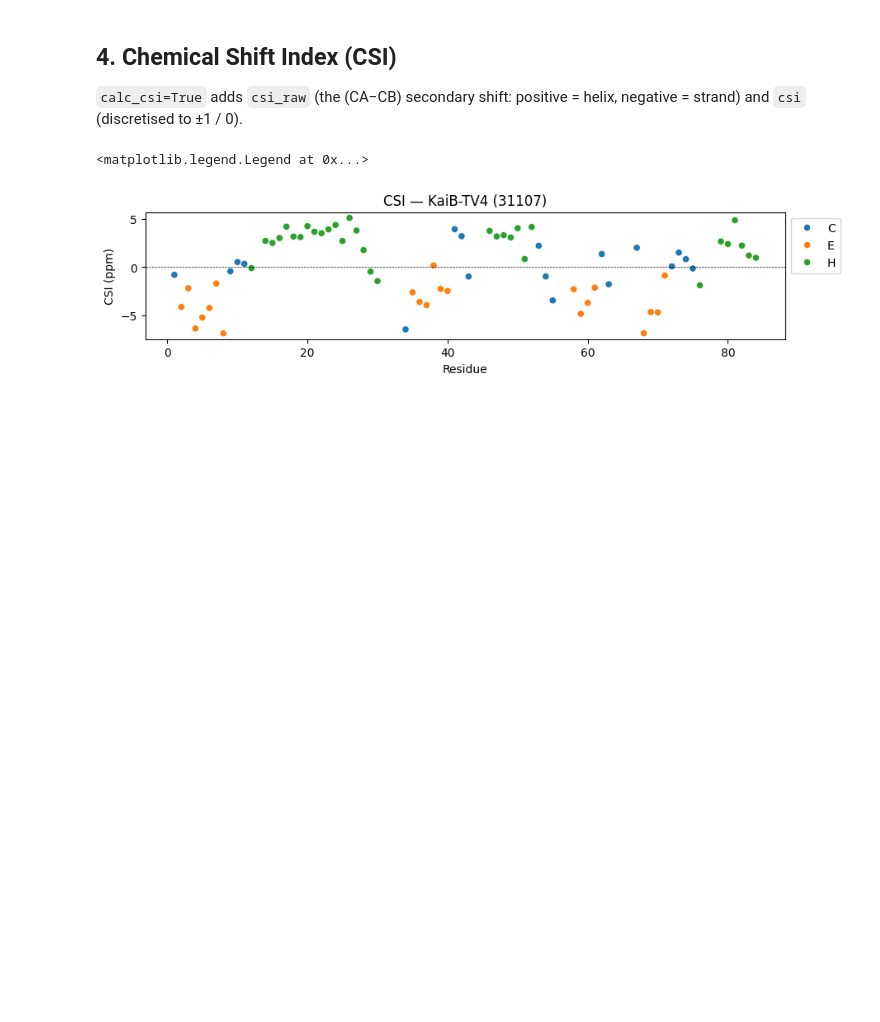
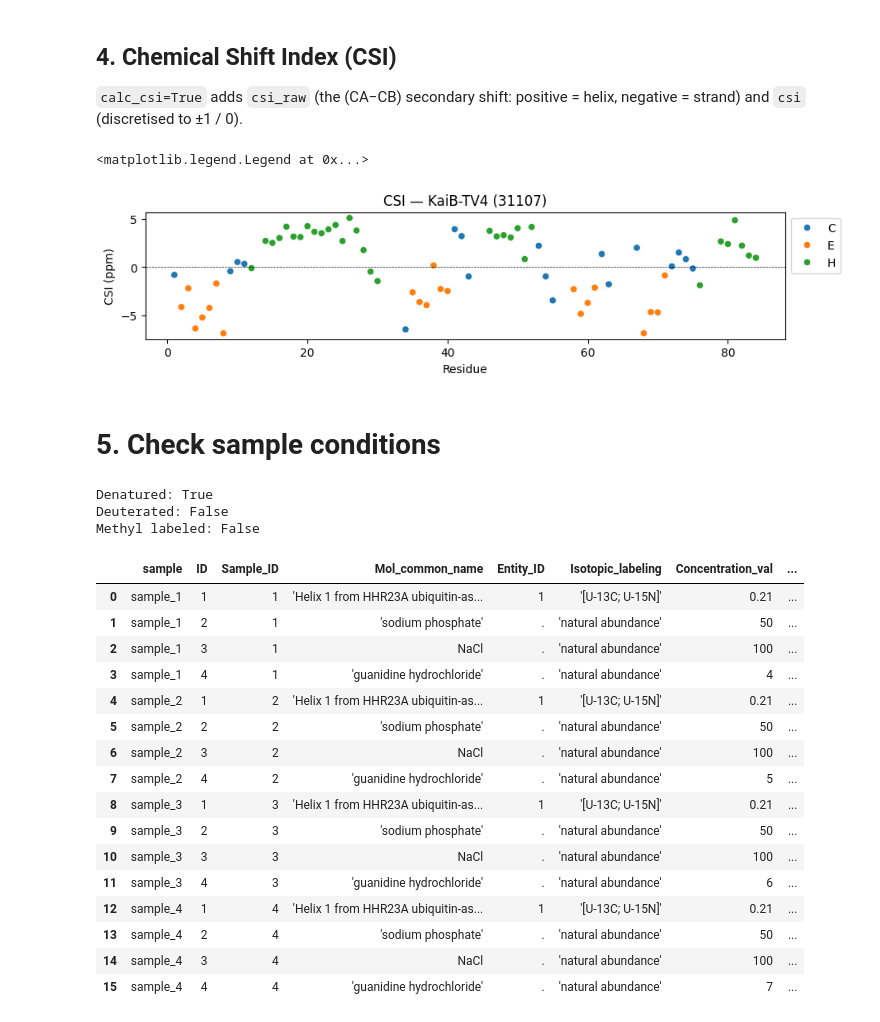
Before and after one commit to WaymentSteeleLab/makeshift, a Jupyter notebook: demos/quick_start.ipynb, the cells around one changed output. Saved outputs shown, nothing was run; the diff lists cells and outputs as text; code cells hidden in the pictures; blank space fills up the shorter version.

Commit message:
sample conditions

```diff
--- a/demos/quick_start.ipynb
+++ b/demos/quick_start.ipynb
@@ -89,3 +89,36 @@ plt.title('CSI — KaiB-TV4 (31107)'); plt.legend(bbox_to_anchor=(1, 1))
 # %% [output]
 <matplotlib.legend.Legend at 0x...>
 [figure]
+# %% [markdown]
+# 5. Check sample conditions
+# %%
+# Denatured
+cs = ms.ChemicalShifts.from_bmrb(51260)
+denatured = cs.entry.is_denatured()
+methyl = cs.entry.is_methyl_labeled()
+deuter = cs.entry.is_deuterated()
+print(f'Denatured: {denatured}')
+print(f'Deuterated: {deuter}')
+print(f'Methyl labeled: {methyl}')
+cs.entry.sample_info()
+# %% [output]
+Denatured: True
+Deuterated: False
+Methyl labeled: False
+|  | sample | ID | Sample_ID | Mol_common_name | Entity_ID | Isotopic_labeling | Concentration_val | ... |
+| 0 | sample_1 | 1 | 1 | 'Helix 1 from HHR23A ubiquitin-as... | 1 | '[U-13C; U-15N]' | 0.21 | ... |
+| 1 | sample_1 | 2 | 1 | 'sodium phosphate' | . | 'natural abundance' | 50 | ... |
+| 2 | sample_1 | 3 | 1 | NaCl | . | 'natural abundance' | 100 | ... |
+| 3 | sample_1 | 4 | 1 | 'guanidine hydrochloride' | . | 'natural abundance' | 4 | ... |
+| 4 | sample_2 | 1 | 2 | 'Helix 1 from HHR23A ubiquitin-as... | 1 | '[U-13C; U-15N]' | 0.21 | ... |
+| 5 | sample_2 | 2 | 2 | 'sodium phosphate' | . | 'natural abundance' | 50 | ... |
+| 6 | sample_2 | 3 | 2 | NaCl | . | 'natural abundance' | 100 | ... |
+| 7 | sample_2 | 4 | 2 | 'guanidine hydrochloride' | . | 'natural abundance' | 5 | ... |
+| 8 | sample_3 | 1 | 3 | 'Helix 1 from HHR23A ubiquitin-as... | 1 | '[U-13C; U-15N]' | 0.21 | ... |
+| 9 | sample_3 | 2 | 3 | 'sodium phosphate' | . | 'natural abundance' | 50 | ... |
+| 10 | sample_3 | 3 | 3 | NaCl | . | 'natural abundance' | 100 | ... |
+| 11 | sample_3 | 4 | 3 | 'guanidine hydrochloride' | . | 'natural abundance' | 6 | ... |
+| 12 | sample_4 | 1 | 4 | 'Helix 1 from HHR23A ubiquitin-as... | 1 | '[U-13C; U-15N]' | 0.21 | ... |
+| 13 | sample_4 | 2 | 4 | 'sodium phosphate' | . | 'natural abundance' | 50 | ... |
+| 14 | sample_4 | 3 | 4 | NaCl | . | 'natural abundance' | 100 | ... |
+| 15 | sample_4 | 4 | 4 | 'guanidine hydrochloride' | . | 'natural abundance' | 7 | ... |
```
Also changed, not shown: 1 other file.
